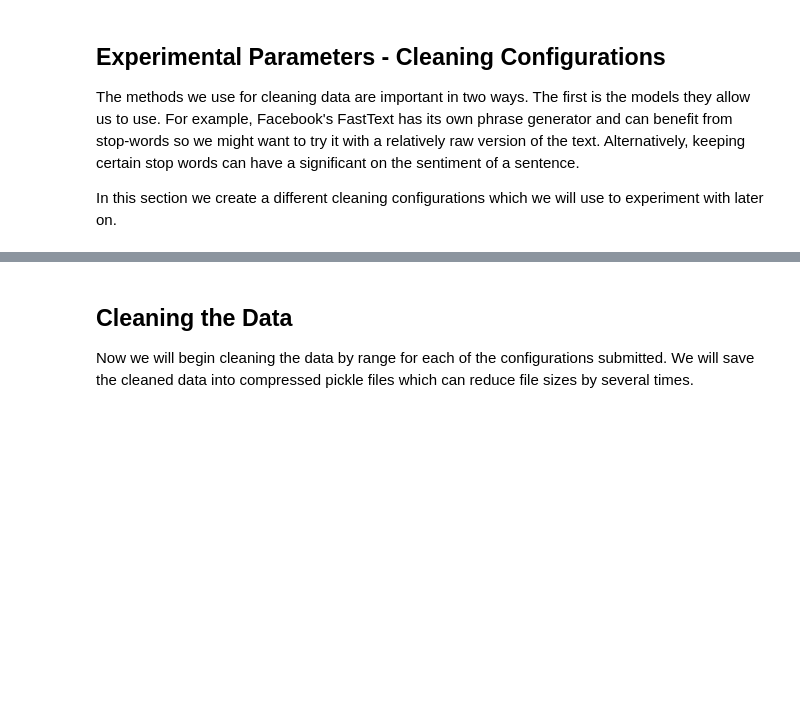
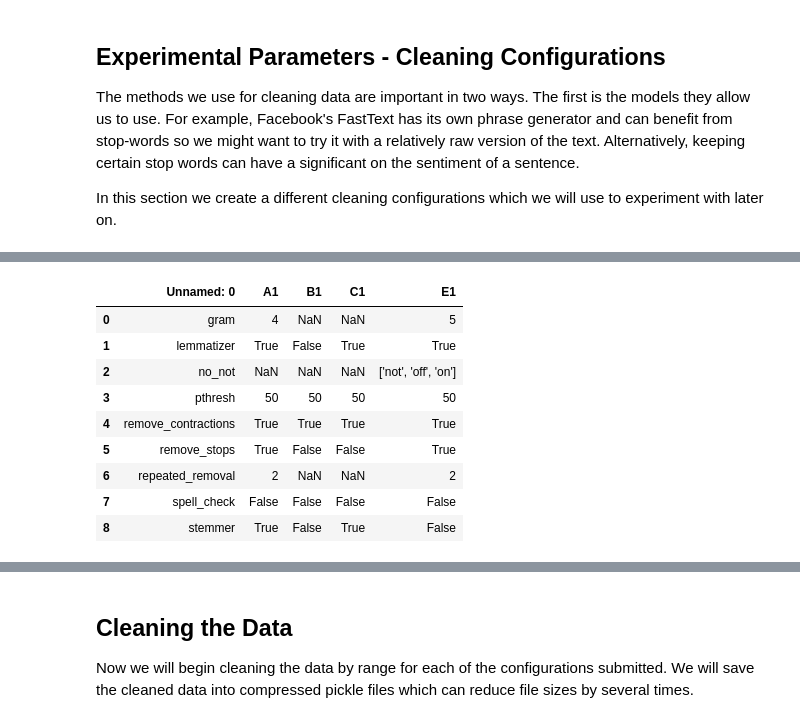
Before and after one commit to losDaniel/Student-Voices, a Jupyter notebook: (A2) explore_clean_setup.ipynb, the cells around one changed output, grey strips where cells are left out. Cells and saved outputs as stored; diff of their text form; code cells hidden in the pictures; blank space fills up the shorter version.

```diff
--- a/(A2) explore_clean_setup.ipynb
+++ b/(A2) explore_clean_setup.ipynb
@@ -210,0 +206,14 @@ data_configurations['E1']['spell_check']=False
+# %%
+dc = pd.read_csv('documents/cleaning_parameters.csv')
+dc
+# %% [output]
+|  | Unnamed: 0 | A1 | B1 | C1 | E1 |
+| 0 | gram | 4 | NaN | NaN | 5 |
+| 1 | lemmatizer | True | False | True | True |
+| 2 | no_not | NaN | NaN | NaN | ['not', 'off', 'on'] |
+| 3 | pthresh | 50 | 50 | 50 | 50 |
+| 4 | remove_contractions | True | True | True | True |
+| 5 | remove_stops | True | False | False | True |
+| 6 | repeated_removal | 2 | NaN | NaN | 2 |
+| 7 | spell_check | False | False | False | False |
+| 8 | stemmer | True | False | True | False |
```
Also changed, not shown: parts of 7 cells of this notebook, 19 other files.
